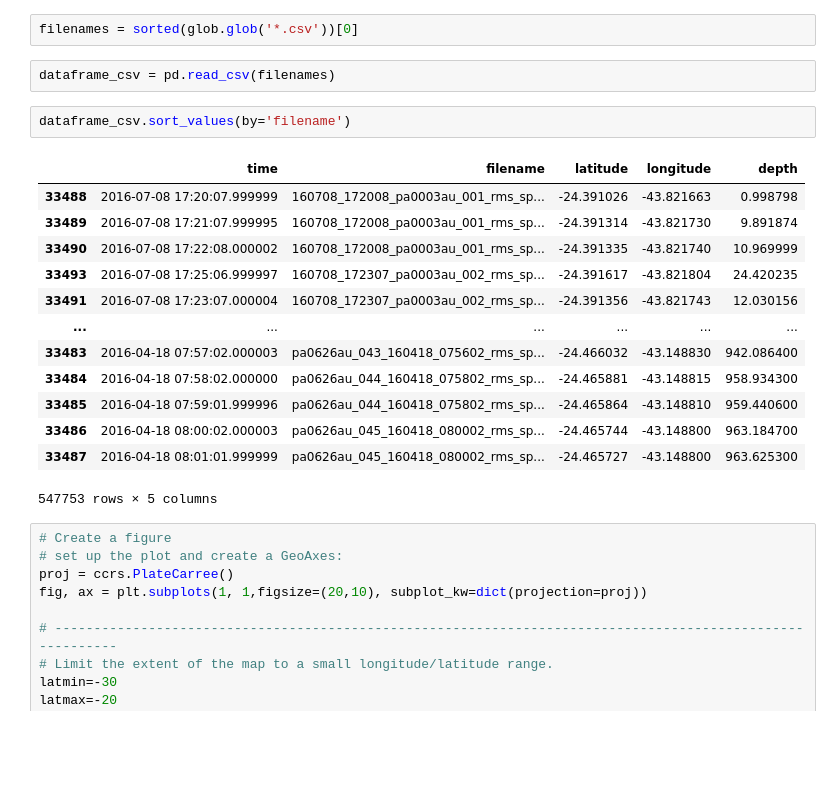
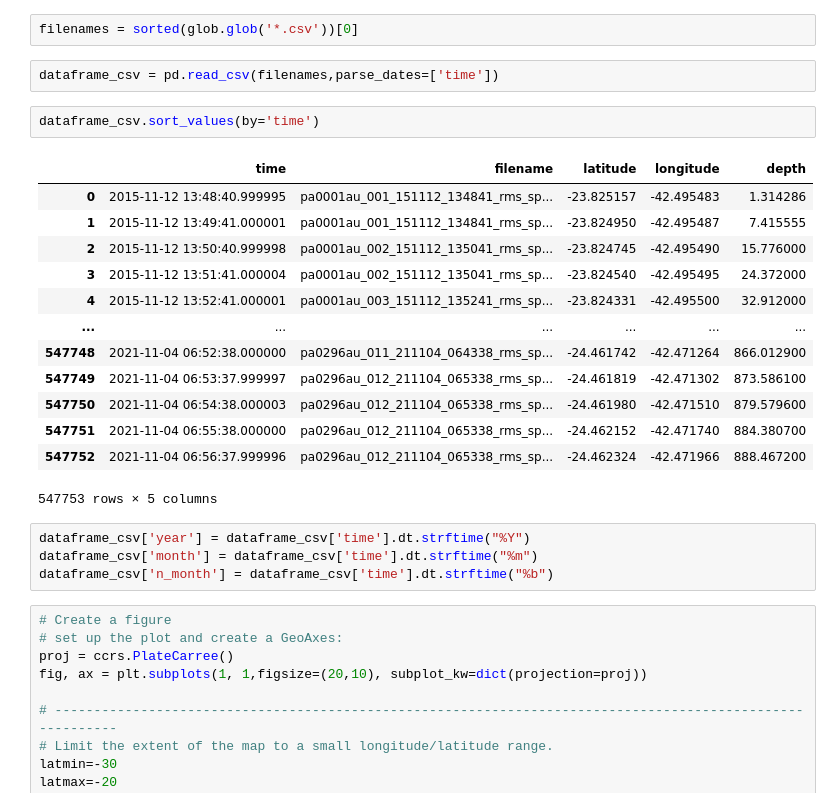
Before and after one commit to dIOGOLOC/marefone, a Jupyter notebook: diverse_tools/Tutorial/Tutorial_Glider_CSV_data.ipynb, the cells around one changed output. Cells and saved outputs as stored; diff of their text form; blank space fills up the shorter version.

```diff
--- a/diverse_tools/Tutorial/Tutorial_Glider_CSV_data.ipynb
+++ b/diverse_tools/Tutorial/Tutorial_Glider_CSV_data.ipynb
@@ -93,23 +99,27 @@ os.chdir('/run/media/dIOGOLOC/8d2362fc-3b46-49a7-a864-19b2a6ad097b/diogoloc/dado
 # %%
 filenames = sorted(glob.glob('*.csv'))[0]
 # %%
-dataframe_csv = pd.read_csv(filenames)
+dataframe_csv = pd.read_csv(filenames,parse_dates=['time'])
 # %%
-dataframe_csv.sort_values(by='filename')
+dataframe_csv.sort_values(by='time')
 # %% [output]
 |  | time | filename | latitude | longitude | depth |
-| 33488 | 2016-07-08 17:20:07.999999 | 160708_172008_pa0003au_001_rms_sp... | -24.391026 | -43.821663 | 0.998798 |
-| 33489 | 2016-07-08 17:21:07.999995 | 160708_172008_pa0003au_001_rms_sp... | -24.391314 | -43.821730 | 9.891874 |
-| 33490 | 2016-07-08 17:22:08.000002 | 160708_172008_pa0003au_001_rms_sp... | -24.391335 | -43.821740 | 10.969999 |
-| 33493 | 2016-07-08 17:25:06.999997 | 160708_172307_pa0003au_002_rms_sp... | -24.391617 | -43.821804 | 24.420235 |
-| 33491 | 2016-07-08 17:23:07.000004 | 160708_172307_pa0003au_002_rms_sp... | -24.391356 | -43.821743 | 12.030156 |
+| 0 | 2015-11-12 13:48:40.999995 | pa0001au_001_151112_134841_rms_sp... | -23.825157 | -42.495483 | 1.314286 |
+| 1 | 2015-11-12 13:49:41.000001 | pa0001au_001_151112_134841_rms_sp... | -23.824950 | -42.495487 | 7.415555 |
+| 2 | 2015-11-12 13:50:40.999998 | pa0001au_002_151112_135041_rms_sp... | -23.824745 | -42.495490 | 15.776000 |
+| 3 | 2015-11-12 13:51:41.000004 | pa0001au_002_151112_135041_rms_sp... | -23.824540 | -42.495495 | 24.372000 |
+| 4 | 2015-11-12 13:52:41.000001 | pa0001au_003_151112_135241_rms_sp... | -23.824331 | -42.495500 | 32.912000 |
 | ... | ... | ... | ... | ... | ... |
-| 33483 | 2016-04-18 07:57:02.000003 | pa0626au_043_160418_075602_rms_sp... | -24.466032 | -43.148830 | 942.086400 |
-| 33484 | 2016-04-18 07:58:02.000000 | pa0626au_044_160418_075802_rms_sp... | -24.465881 | -43.148815 | 958.934300 |
-| 33485 | 2016-04-18 07:59:01.999996 | pa0626au_044_160418_075802_rms_sp... | -24.465864 | -43.148810 | 959.440600 |
-| 33486 | 2016-04-18 08:00:02.000003 | pa0626au_045_160418_080002_rms_sp... | -24.465744 | -43.148800 | 963.184700 |
-| 33487 | 2016-04-18 08:01:01.999999 | pa0626au_045_160418_080002_rms_sp... | -24.465727 | -43.148800 | 963.625300 |
+| 547748 | 2021-11-04 06:52:38.000000 | pa0296au_011_211104_064338_rms_sp... | -24.461742 | -42.471264 | 866.012900 |
+| 547749 | 2021-11-04 06:53:37.999997 | pa0296au_012_211104_065338_rms_sp... | -24.461819 | -42.471302 | 873.586100 |
+| 547750 | 2021-11-04 06:54:38.000003 | pa0296au_012_211104_065338_rms_sp... | -24.461980 | -42.471510 | 879.579600 |
+| 547751 | 2021-11-04 06:55:38.000000 | pa0296au_012_211104_065338_rms_sp... | -24.462152 | -42.471740 | 884.380700 |
+| 547752 | 2021-11-04 06:56:37.999996 | pa0296au_012_211104_065338_rms_sp... | -24.462324 | -42.471966 | 888.467200 |
 547753 rows × 5 columns
+# %%
+dataframe_csv['year'] = dataframe_csv['time'].dt.strftime("%Y")
+dataframe_csv['month'] = dataframe_csv['time'].dt.strftime("%m")
+dataframe_csv['n_month'] = dataframe_csv['time'].dt.strftime("%b")
 # %%
 # Create a figure
 # set up the plot and create a GeoAxes:
```
Also changed, not shown: parts of 9 cells of this notebook, 2 other files.
